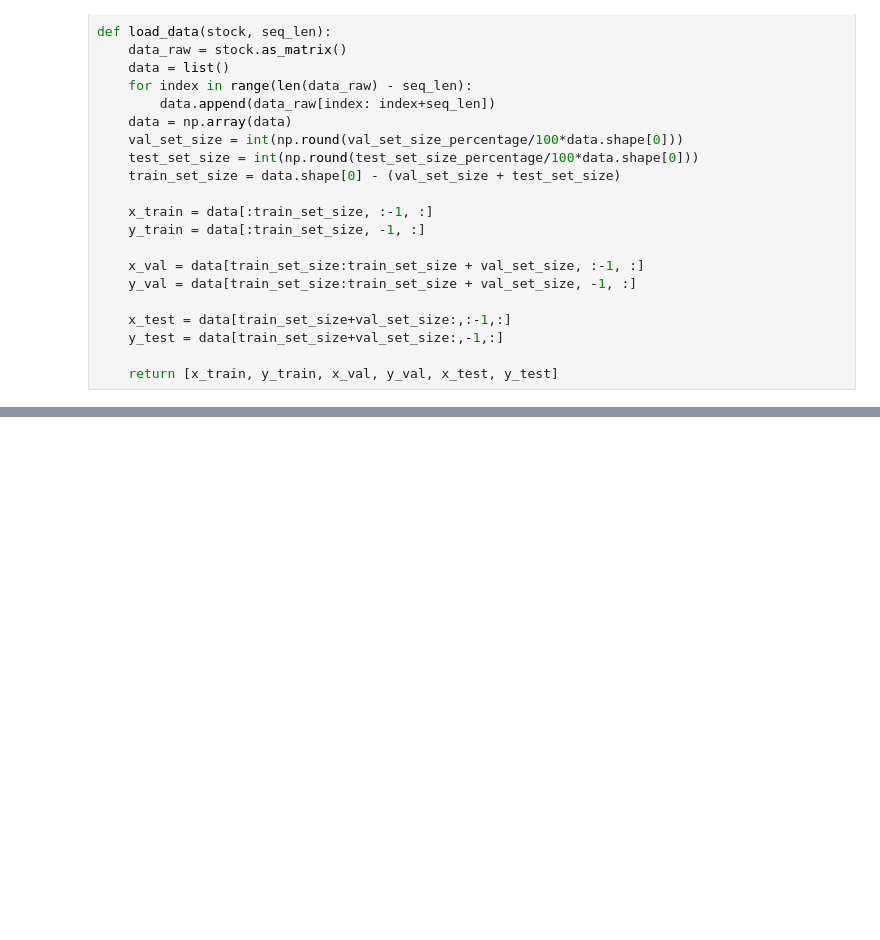
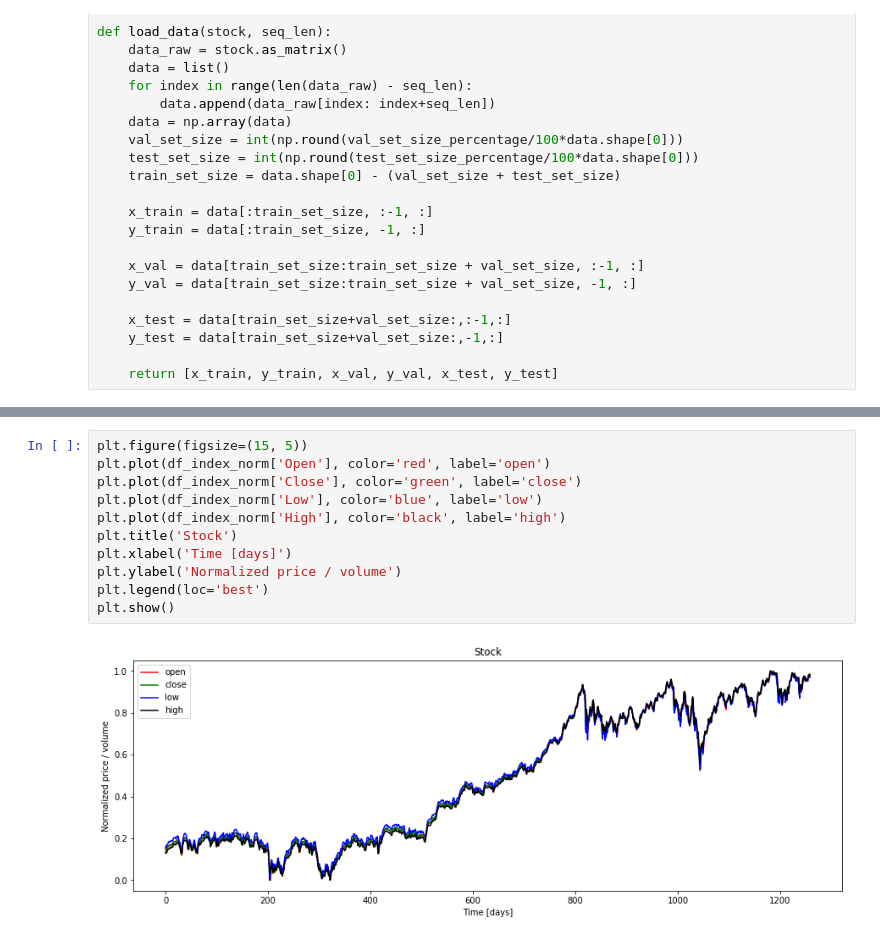
Before and after one commit to nessessence/stockPricePrediction, a Jupyter notebook: stock_can_change_our_world.ipynb, the cells around one changed output, grey strips where cells are left out. Drawn from its saved outputs; the diff is of its cells as text; blank space fills up the shorter version.

```diff
--- a/stock_can_change_our_world.ipynb
+++ b/stock_can_change_our_world.ipynb
@@ -110,0 +131,13 @@ y_train.shape =  (991, 4)
+# %%
+plt.figure(figsize=(15, 5))
+plt.plot(df_index_norm['Open'], color='red', label='open')
+plt.plot(df_index_norm['Close'], color='green', label='close')
+plt.plot(df_index_norm['Low'], color='blue', label='low')
+plt.plot(df_index_norm['High'], color='black', label='high')
+plt.title('Stock')
+plt.xlabel('Time [days]')
+plt.ylabel('Normalized price / volume')
+plt.legend(loc='best')
+plt.show()
+# %% [output]
+[figure, added]
```
Also changed, not shown: parts of 9 cells of this notebook.
